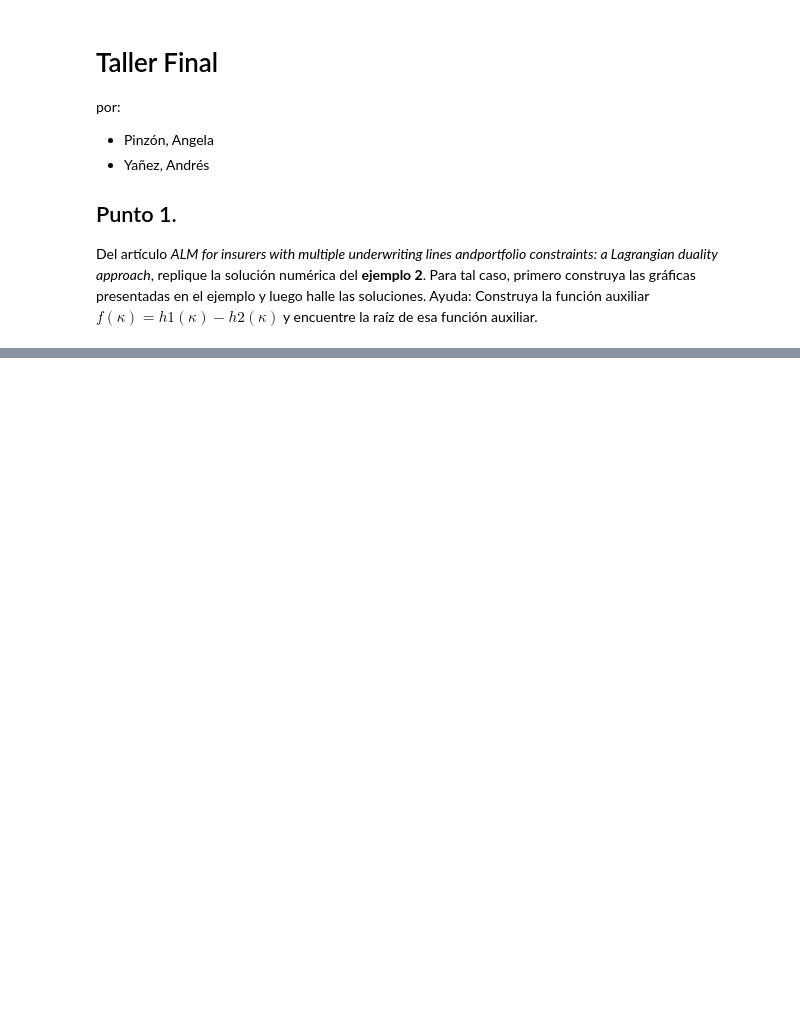
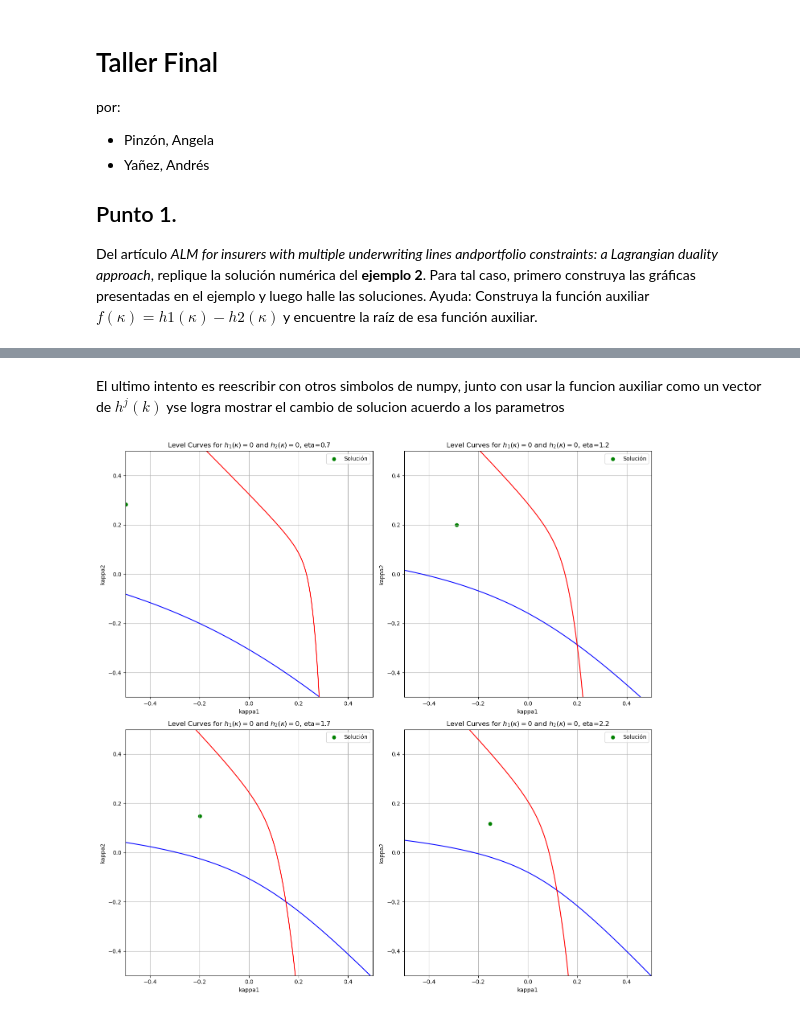
Before and after one commit to AngelaVPC/MetodosNumericos, a Jupyter notebook: Trabajo Final/TareaPinzónYañez.ipynb, the cells around one changed output, grey strips where cells are left out. Drawn from its saved outputs; the diff is of its cells as text; code cells hidden in the pictures; blank space fills up the shorter version.

```diff
--- a/Trabajo Final/TareaPinzónYañez.ipynb
+++ b/Trabajo Final/TareaPinzónYañez.ipynb
@@ -122,0 +219,64 @@ TypeError: Input z must be 2D, not 4D
+# %% [markdown]
+El ultimo intento es reescribir con otros simbolos de numpy, junto con usar la funcion auxiliar como un vector de $h^{j}(k)$ yse logra mostrar el cambio de solucion acuerdo a los parametros
+# %%
+import numpy as np
+import matplotlib.pyplot as plt
+from scipy.optimize import fsolve
+
+# Parámetros
+mu = 0.07
+sigma = 0.21
+r = 0.03
+c = np.array([3.0, 3.0])
+p = np.array([0.5, 0.4])
+rho = np.array([0.3, 0.5])
+_lambda = np.array([1.1, 0.1])
+b = np.array([[0.2, 0.6], [1.3, 0.7]])
+etas = [0.7, 1.2, 1.7, 2.2]
+
+# Funciones h1 y h2
+def h1(kappa, eta):
+    term1 = p[0] + (mu - r) / sigma * (b @ rho)[0]
+    term2 = eta * (b @ (np.eye(2) - np.outer(rho, rho)) @ b.T @ kappa)[0]
+    term3 = _lambda[0] * (c[0] * 0.2 / (1 - kappa[0] * c[0])**eta + c[0] * 0.1 / (1 - (kappa[0] * c[0] + kappa[1] * c[1]))**eta)
+    return term1 - term2 - term3
+
+def h2(kappa, eta):
+    term1 = p[1] + (mu - r) / sigma * (b @ rho)[1]
+    term2 = eta * (b @ (np.eye(2) - np.outer(rho, rho)) @ b.T @ kappa)[1]
+    term3 = _lambda[1] * (c[1] * 0.3 / (1 - kappa[1] * c[1])**eta + c[1] * 0.1 / (1 - (kappa[0] * c[0] + kappa[1] * c[1]))**eta)
+    return term1 - term2 - term3
+
+# Función auxiliar f(kappa)
+def f_aux(kappa, eta):
+    return np.array([h1(kappa, eta), h2(kappa, eta)])
+
+# Preparar subplots
+fig, axs = plt.subplots(2, 2, figsize=(14, 14))
+
+for i, eta in enumerate(etas):
+    kappa_initial = np.array([0.1, 0.1])
+    kappa_solution = fsolve(f_aux, kappa_initial, args=(eta))
+
+    kappa1_vals = np.linspace(-0.5, 0.5, 400)
+    kappa2_vals = np.linspace(-0.5, 0.5, 400)
+    h1_vals = np.array([h1([k1, k2], eta) for k1 in kappa1_vals for k2 in kappa2_vals])
+    h2_vals = np.array([h2([k1, k2], eta) for k1 in kappa1_vals for k2 in kappa2_vals])
+
+    h1_vals = h1_vals.reshape((400, 400))
+    h2_vals = h2_vals.reshape((400, 400))
+
+    ax = axs[i // 2, i % 2]
+    ax.contour(kappa1_vals, kappa2_vals, h1_vals, levels=[0], colors='blue', label='h1(kappa) = 0')
+    ax.contour(kappa1_vals, kappa2_vals, h2_vals, levels=[0], colors='red', label='h2(kappa) = 0')
+    ax.scatter(kappa_solution[0], kappa_solution[1], color='green', label='Solución')
+    ax.set_title(f'Level Curves for $h_1(\\kappa) = 0$ and $h_2(\\kappa) = 0$, eta={eta}')
+    ax.set_xlabel('kappa1')
+    ax.set_ylabel('kappa2')
+    ax.legend()
+    ax.grid(True)
+
+plt.tight_layout()
+plt.show()
+# %% [output]
+[figure, added]
```
Also changed, not shown: parts of 19 cells of this notebook.
